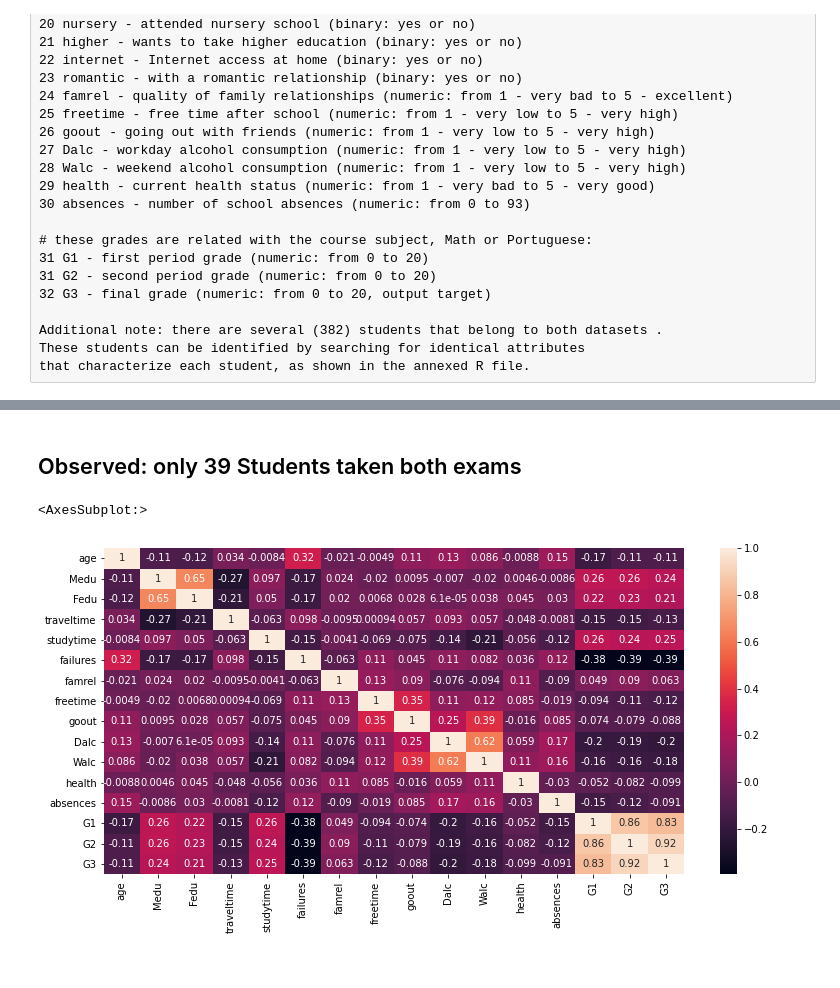
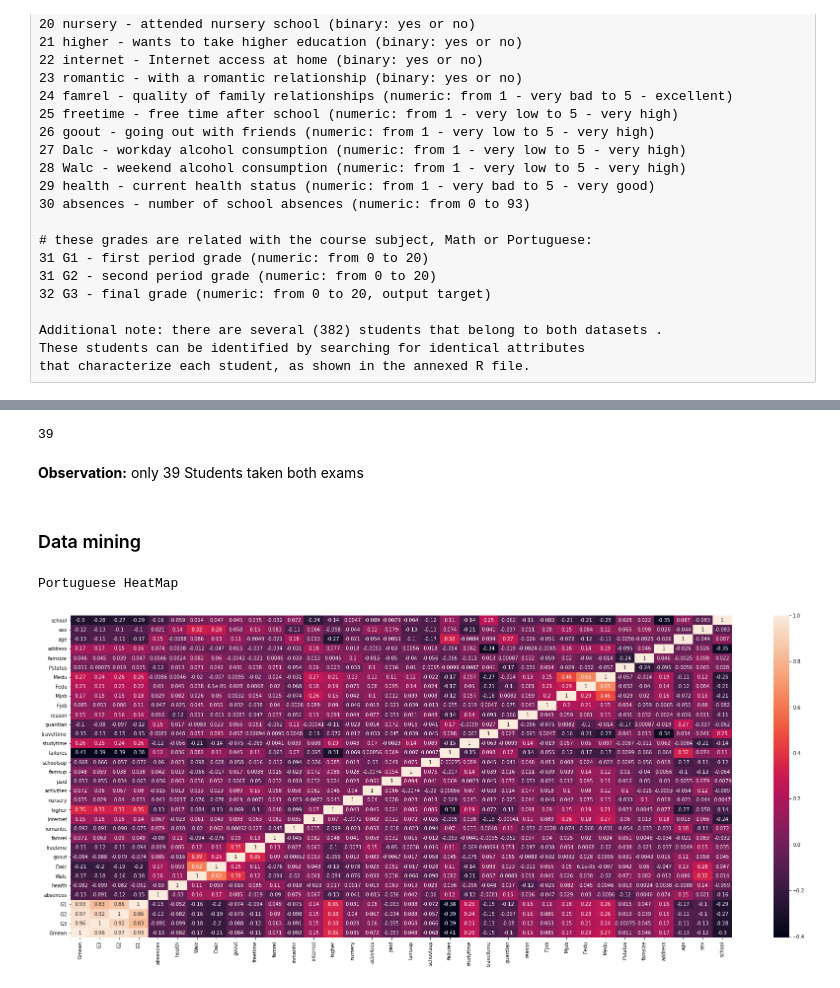
Before and after one commit to cheng1999/Student-Performance-Predict, a Jupyter notebook: cheng.ipynb, the cells around one changed output, grey strips where cells are left out. Saved outputs shown, nothing was run; the diff lists cells and outputs as text; code cells hidden in the pictures.

Commit message:
cheng part of data analysis

```diff
--- a/cheng.ipynb
+++ b/cheng.ipynb
@@ -47,0 +65,13 @@ data = pd.read_csv('student-por.csv',sep=';')
+# %%
+from sklearn.preprocessing import LabelEncoder
+
+def categorical_transform(df):
+    column_name = list(df.columns)
+    labelencoder = LabelEncoder()
+    for i in range(len(column_name)):
+        if type(df[column_name[i]][1]) == str:
+            df[column_name[i]] = labelencoder.fit_transform(df[column_name[i]])
+    return df
+
+por_data = categorical_transform(por_data)
+mat_data = categorical_transform(mat_data)
@@ -48,11 +80,16 @@ data = pd.read_csv('student-por.csv',sep=';')
 # %%
-por_data = pd.read_csv('student-por.csv',sep=';')
-por_data = por_data.rename(columns={'G1':'por_G1','G2':'por_G2','G3':'por_G3'})
-mat_data = pd.read_csv('student-mat.csv',sep=';')
-mat_data = mat_data.rename(columns={'G1':'mat_G1','G2':'mat_G2','G3':'mat_G3'})
+#ren_por_data = por_data.rename(columns={'G1':'por_G1','G2':'por_G2','G3':'por_G3','Gmean':'por_Gmean'})
+#ren_mat_data = mat_data.rename(columns={'G1':'mat_G1','G2':'mat_G2','G3':'mat_G3','Gmean':'mat_Gmean'})
 
-T_data = pd.concat([por_data,mat_data])
+ren_por_data = por_data_bak.rename(columns={'G1':'por_G1','G2':'por_G2','G3':'por_G3','Gmean':'por_Gmean'})
+ren_mat_data = mat_data_bak.rename(columns={'G1':'mat_G1','G2':'mat_G2','G3':'mat_G3','Gmean':'mat_Gmean'})
+
+bothtaken_data = pd.concat([ren_por_data,ren_mat_data])
 #por_mat_data = por_mat_data.drop(columns=['G1','G2','G3'])
-columns_check = list(set(data.columns)-set(['G1','G2','G3']))
-tmp = T_data[T_data.duplicated(subset=columns_check, keep='first')].reset_index(drop=True)
-tmp2 = T_data[T_data.duplicated(subset=columns_check, keep='last')].reset_index(drop=True)
+columns_check = ren_por_data.columns[:-4]#list(set(data.columns)-set(['G1','G2','G3']))
+tmp = bothtaken_data[bothtaken_data.duplicated(subset=columns_check, keep='first')].reset_index(drop=True)
+tmp2 = bothtaken_data[bothtaken_data.duplicated(subset=columns_check, keep='last')].reset_index(drop=True)
+
+cols = ['por_G1','por_G2','por_G3','por_Gmean']
+tmp[cols]=tmp2[cols]
+bothtaken_data=tmp
@@ -84,11 +96,17 @@ T_data
+# %%
+len(bothtaken_data)
+# %% [output]
+39
 # %% [markdown]
-## Observed: only 39 Students taken both exams
+**Observation:** only 39 Students taken both exams
-# %%
-import seaborn as sns
-import matplotlib.pyplot as plt
-
-plt.figure(figsize=(13,6))
-sns.heatmap(data.corr(), annot=True)
-# %% [output]
-<AxesSubplot:>
-[figure, removed]
+# %% [markdown]
+### Data mining
+# %%
+plt.figure(figsize=(30,12))
+ax = sns.heatmap(por_data.corr(), annot=True)
+ax.invert_xaxis()
+print('Portuguese HeatMap')
+plt.show()
+# %% [output]
+Portuguese HeatMap
+[figure, added]
```
Also changed, not shown: parts of 28 cells of this notebook.
